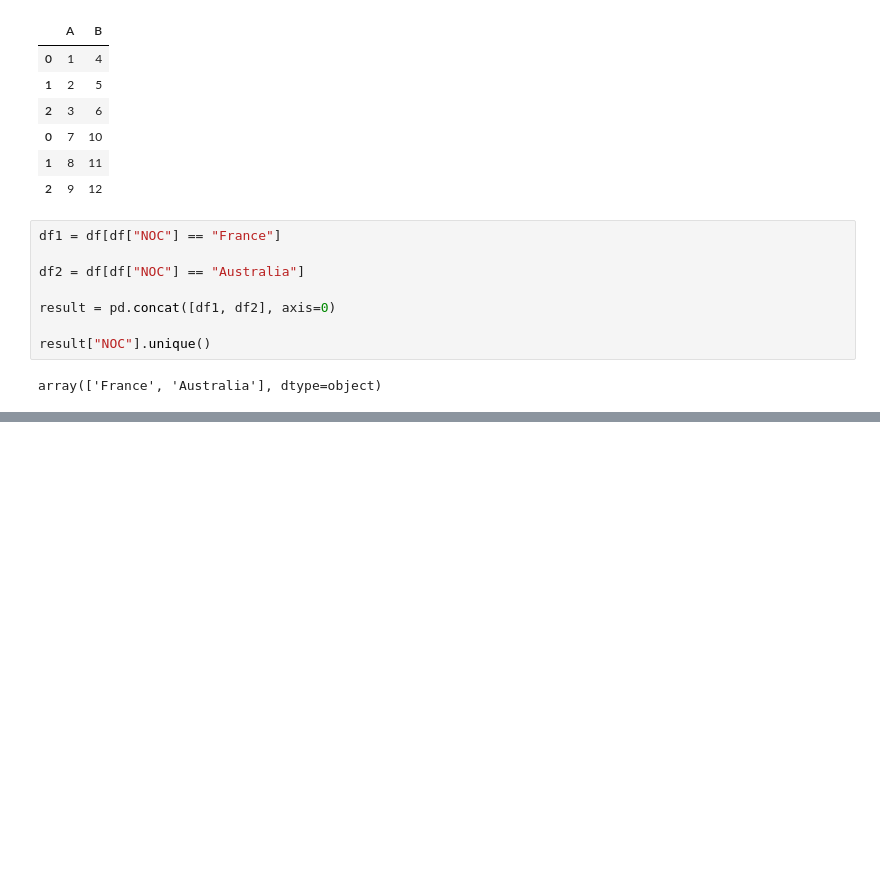
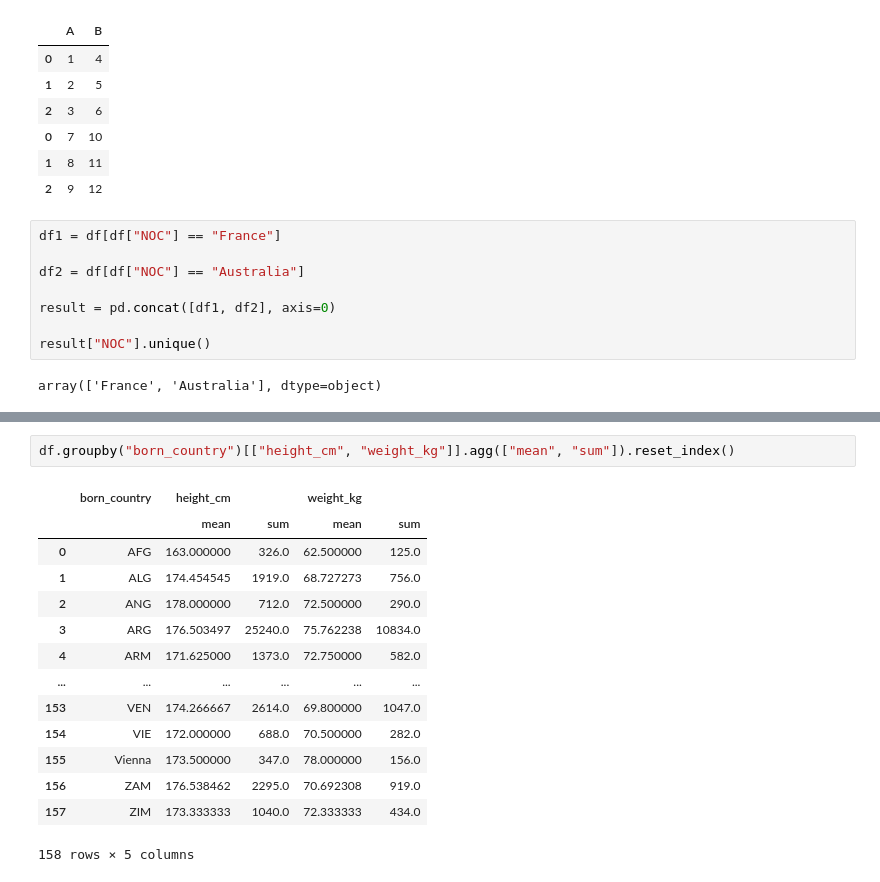
Before and after one commit to baxt1or/Pandas_Tutorial, a Jupyter notebook: pandas_tutorial.ipynb, the cells around one changed output, grey strips where cells are left out. Saved outputs shown, nothing was run; the diff lists cells and outputs as text; blank space fills up the shorter version.

```diff
--- a/pandas_tutorial.ipynb
+++ b/pandas_tutorial.ipynb
@@ -379,0 +426,17 @@ array(['France', 'Australia'], dtype=object)
+# %%
+df.groupby("born_country")[["height_cm", "weight_kg"]].agg(["mean", "sum"]).reset_index()
+# %% [output]
+|  | born_country | height_cm |  | weight_kg |  |
+|  |  | mean | sum | mean | sum |
+| 0 | AFG | 163.000000 | 326.0 | 62.500000 | 125.0 |
+| 1 | ALG | 174.454545 | 1919.0 | 68.727273 | 756.0 |
+| 2 | ANG | 178.000000 | 712.0 | 72.500000 | 290.0 |
+| 3 | ARG | 176.503497 | 25240.0 | 75.762238 | 10834.0 |
+| 4 | ARM | 171.625000 | 1373.0 | 72.750000 | 582.0 |
+| ... | ... | ... | ... | ... | ... |
+| 153 | VEN | 174.266667 | 2614.0 | 69.800000 | 1047.0 |
+| 154 | VIE | 172.000000 | 688.0 | 70.500000 | 282.0 |
+| 155 | Vienna | 173.500000 | 347.0 | 78.000000 | 156.0 |
+| 156 | ZAM | 176.538462 | 2295.0 | 70.692308 | 919.0 |
+| 157 | ZIM | 173.333333 | 1040.0 | 72.333333 | 434.0 |
+158 rows × 5 columns
```
Also changed, not shown: parts of 16 cells of this notebook.
